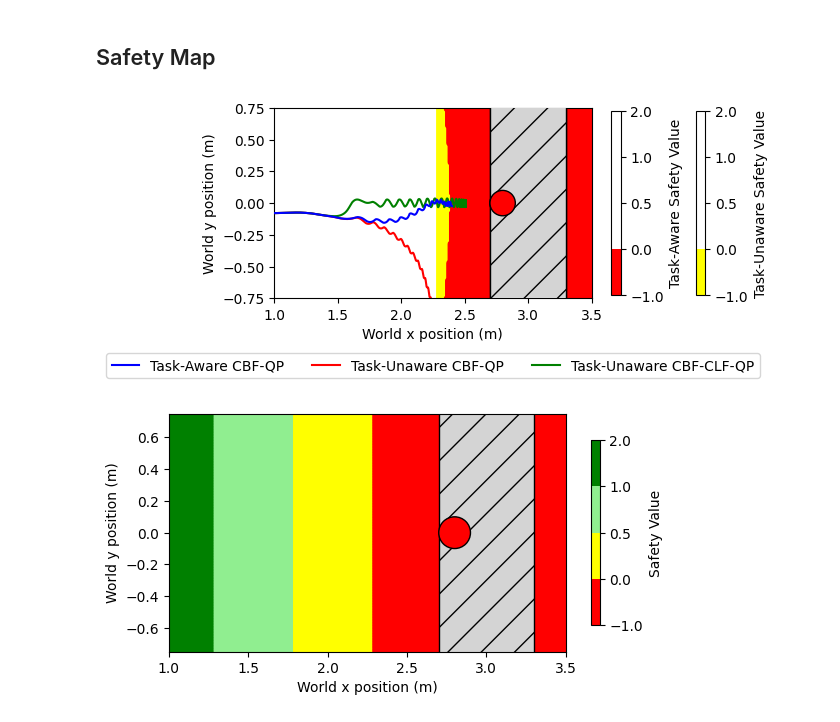
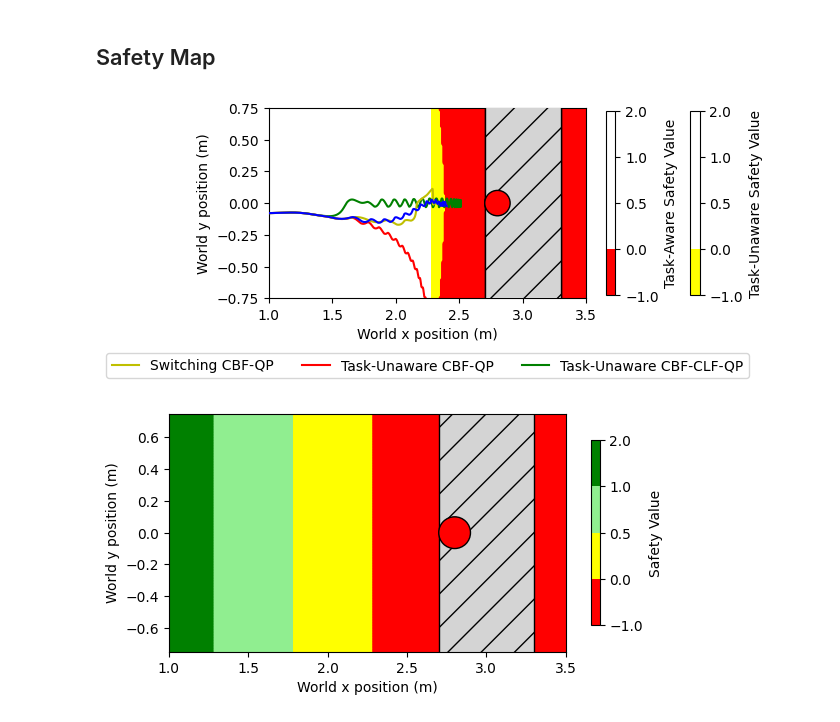
Before and after one commit to famsvip/Robot-Navigation-Collision-Avoidance-, a Jupyter notebook: data/plotting.ipynb, the cells around one changed output. Drawn from its saved outputs; the diff is of its cells as text; code cells hidden in the pictures.

Commit message:
Switching scenarios 2 and 3 trials

```diff
--- a/data/plotting.ipynb
+++ b/data/plotting.ipynb
@@ -613,6 +613,7 @@ data_threshold = 10000
 composite_3 = np.load("./composite_pos_baseline.npy")
 separated_1 = np.load("./separated_1.npy")
 pure = np.load("./pure_trial_1.npy")
+switching = np.load("./switching_CBF/switching_pos.npy")
 
 rect = Rectangle((2.7, -1.8), width=0.6, height=3.6,
                  edgecolor='black', facecolor=(0.83, 0.83, 0.83), hatch="/", zorder=3)
@@ -622,6 +623,7 @@ ax.add_patch(circle_target)
 
 ax.plot(pure[:data_threshold,0], pure[:data_threshold,1], color="r", label="Task-Unaware CBF-QP", zorder=3)
 ax.plot(separated_1[:data_threshold,0], separated_1[:data_threshold,1], color="g", label="Task-Unaware CBF-CLF-QP",zorder=3)
+ax.plot(switching[:,0], switching[:,1], color="y", label="Switching CBF-QP", zorder=3)
 ax.plot(composite_3[:data_threshold,0], composite_3[:data_threshold,1], color="b", label="Task-Aware CBF-QP", zorder=3)
 
 task_safety_plot = ax.scatter(
@@ -634,34 +636,34 @@ task_safety_plot = ax.scatter(
     zorder=2
 )
 
 taskless_safety_plot = ax.scatter(
     safety_map_taskless[:, 0],  # x
     safety_map_taskless[:, 1],  # y
     c=safety_map_taskless[:, 2],  # h value = color
     cmap=cmap2,
     norm=norm2,
     s=10, # dot size
     zorder=1
 )
 
 cbar_taskless = fig.colorbar(taskless_safety_plot, ax=ax, label='Task-Unaware Safety Value', shrink=0.5)
 cbar_task = fig.colorbar(task_safety_plot, ax=ax, label='Task-Aware Safety Value', shrink=0.5)
 ax.set_xlim(1.0, 3.5)
 ax.set_ylim(-0.75, 0.75)
 ax.set_xlabel('World x position (m)')
 ax.set_ylabel('World y position (m)')
 ax.add_patch(rect)
 ax.add_patch(circle_target)
 ax.set_aspect('equal')
 handles, labels = ax.get_legend_handles_labels()
 order = [2, 0, 1]
 ax.legend([handles[i] for i in order], [labels[i] for i in order],
           loc='upper center',
           bbox_to_anchor=(0.5, -0.25),
           ncol=3)  # number of columns)
 plt.show()
 # %% [output]
-[figure, old version]
+[figure, new version]
 # %%
 import matplotlib.colors as mcolors
 import matplotlib.pyplot as plt
```
Also changed, not shown: 18 other files.
